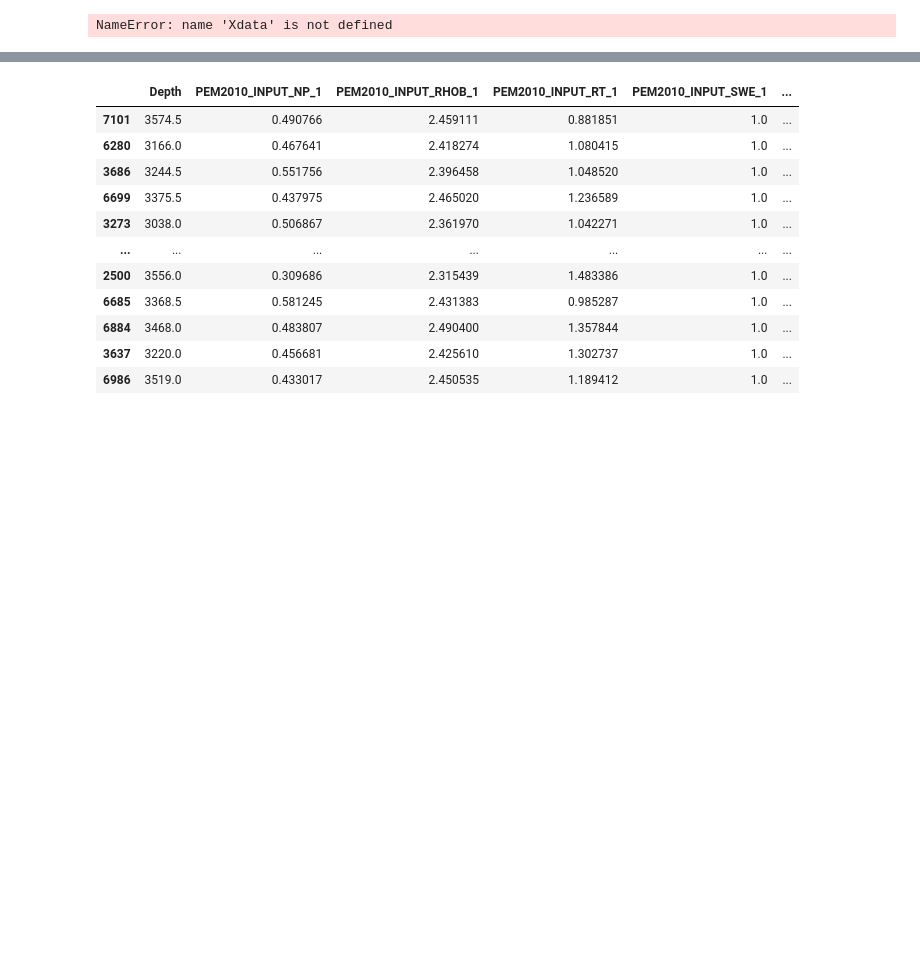
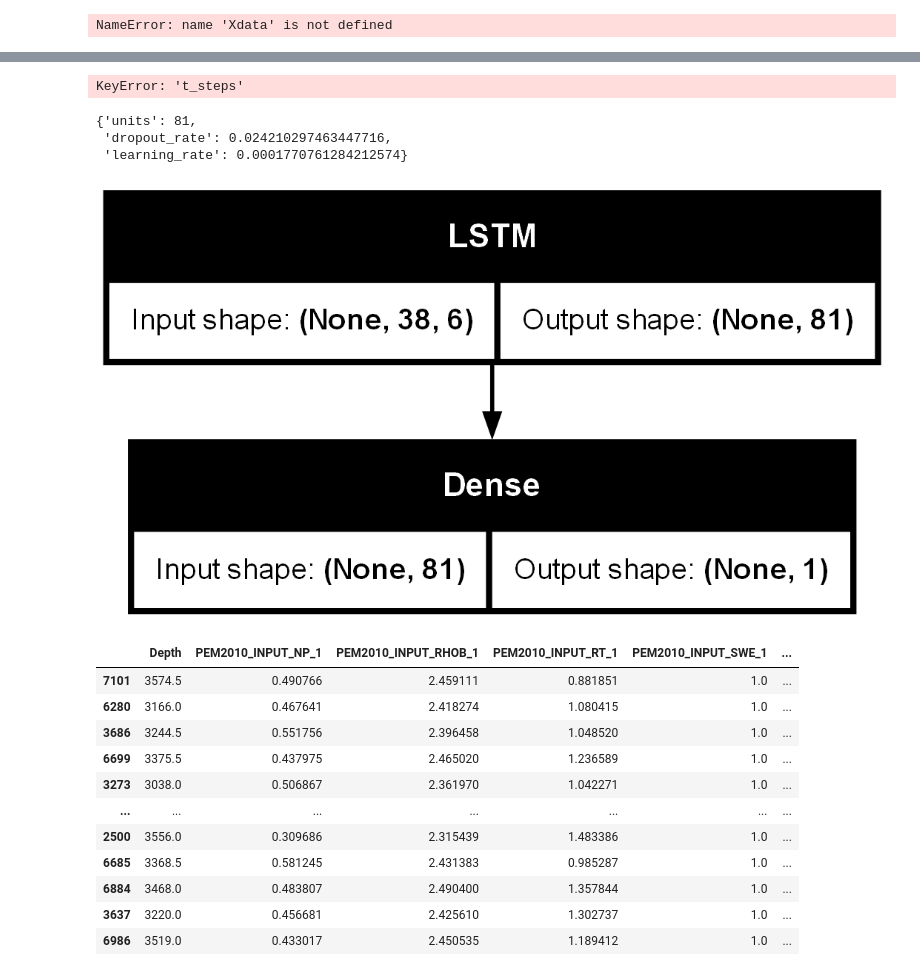
Before and after one commit to rasllimi/Undergraduate-Machine-Learning-Project, a Jupyter notebook: notebooks/ML_undergradPoj_NN.ipynb, the cells around one changed output, grey strips where cells are left out. Cells and saved outputs as stored; diff of their text form; code cells hidden in the pictures; blank space fills up the shorter version.

Commit message:
update the lstm model ipynb

```diff
--- a/notebooks/ML_undergradPoj_NN.ipynb
+++ b/notebooks/ML_undergradPoj_NN.ipynb
@@ -405,0 +501,28 @@ study_lstm.optimize(objective,n_trials=50)
+# %%
+t_steps = params['t_steps']
+batch_size = params['batch_size']
+# %%
+xlstm_data, ylstm_data = gen_seq_lstm_2(Xdata_scaled,ydata,t_step=t_steps)
+x_train, x_test , y_train, y_test = train_test_split(xlstm_data,ylstm_data,test_size=0.25)
+# %%
+params.pop('scaler')
+params.pop("t_steps")
+params.pop("batch_size")
+params
+# %% [output]
+KeyError: 't_steps'
+# %%
+params
+# %% [output]
+{'units': 81,
+ 'dropout_rate': 0.024210297463447716,
+ 'learning_rate': 0.0001770761284212574}
+# %%
+in_shape = (x_train.shape[1],x_train.shape[-1])
+model_lstm = create_lstm_model(in_shape,**params)
+# %%
+from keras.utils import plot_model
+
+plot_model(model_lstm,show_shapes=True)
+# %% [output]
+[figure, added]
```
Also changed, not shown: parts of 13 cells of this notebook, 12 other files.
